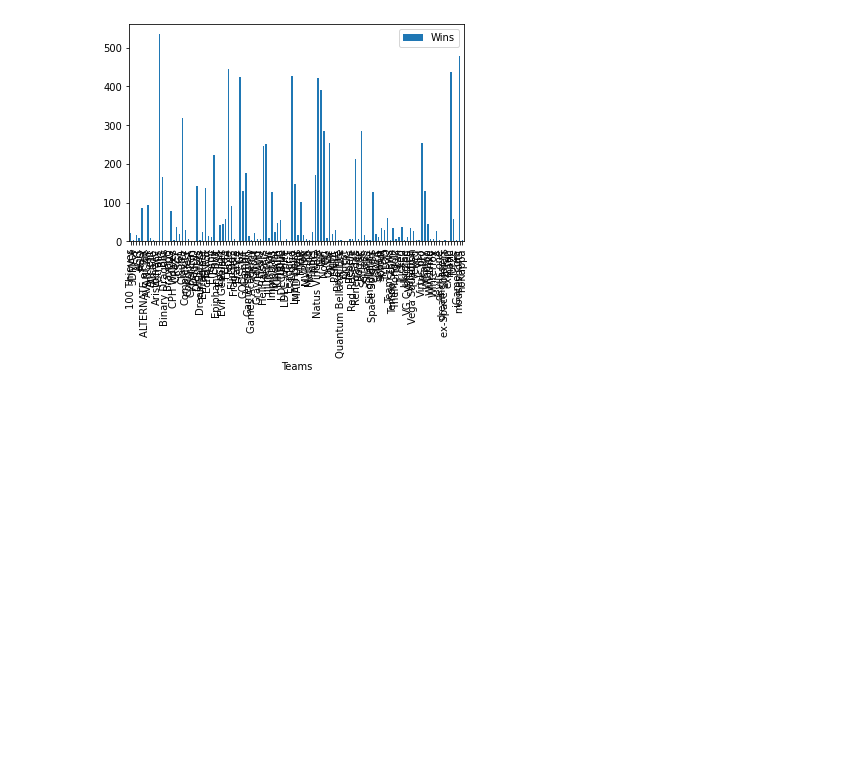
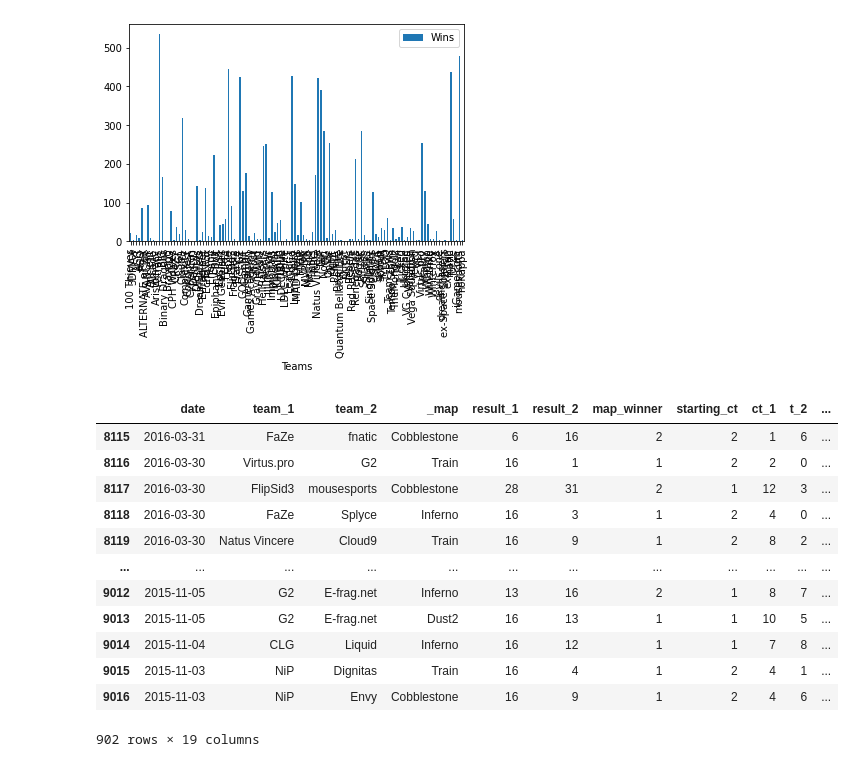
Before and after one commit to Yaswanth3277/csgodataclassifier, a Jupyter notebook: csgoclassifier.ipynb, the cells around one changed output. Saved outputs shown, nothing was run; the diff lists cells and outputs as text; code cells hidden in the pictures; blank space fills up the shorter version.

```diff
--- a/csgoclassifier.ipynb
+++ b/csgoclassifier.ipynb
@@ -178,5 +178,25 @@ noKappa         3
 [116 rows x 1 columns]
 <AxesSubplot:xlabel='Teams'>
 [figure]
+# %%
+split_1 = int(0.8 * len(results_df))
+split_2 = int(0.9 * len(results_df))
+train_data = results_df[:split_2]
+test_data = results_df[split_2:]
+test_data
+# %% [output]
+|  | date | team_1 | team_2 | _map | result_1 | result_2 | map_winner | starting_ct | ct_1 | t_2 | ... |
+| 8115 | 2016-03-31 | FaZe | fnatic | Cobblestone | 6 | 16 | 2 | 2 | 1 | 6 | ... |
+| 8116 | 2016-03-30 | Virtus.pro | G2 | Train | 16 | 1 | 1 | 2 | 2 | 0 | ... |
+| 8117 | 2016-03-30 | FlipSid3 | mousesports | Cobblestone | 28 | 31 | 2 | 1 | 12 | 3 | ... |
+| 8118 | 2016-03-30 | FaZe | Splyce | Inferno | 16 | 3 | 1 | 2 | 4 | 0 | ... |
+| 8119 | 2016-03-30 | Natus Vincere | Cloud9 | Train | 16 | 9 | 1 | 2 | 8 | 2 | ... |
+| ... | ... | ... | ... | ... | ... | ... | ... | ... | ... | ... | ... |
+| 9012 | 2015-11-05 | G2 | E-frag.net | Inferno | 13 | 16 | 2 | 1 | 8 | 7 | ... |
+| 9013 | 2015-11-05 | G2 | E-frag.net | Dust2 | 16 | 13 | 1 | 1 | 10 | 5 | ... |
+| 9014 | 2015-11-04 | CLG | Liquid | Inferno | 16 | 12 | 1 | 1 | 7 | 8 | ... |
+| 9015 | 2015-11-03 | NiP | Dignitas | Train | 16 | 4 | 1 | 2 | 4 | 1 | ... |
+| 9016 | 2015-11-03 | NiP | Envy | Cobblestone | 16 | 9 | 1 | 2 | 4 | 6 | ... |
+902 rows × 19 columns
 # %%
 Features = ["result_1", "result_2", "map_winner", "starting_ct", "ct_1", "t_2", "t_1", "ct_2", "map_wins_1", "map_wins_2"]
```
Also changed, not shown: parts of 8 cells of this notebook.
